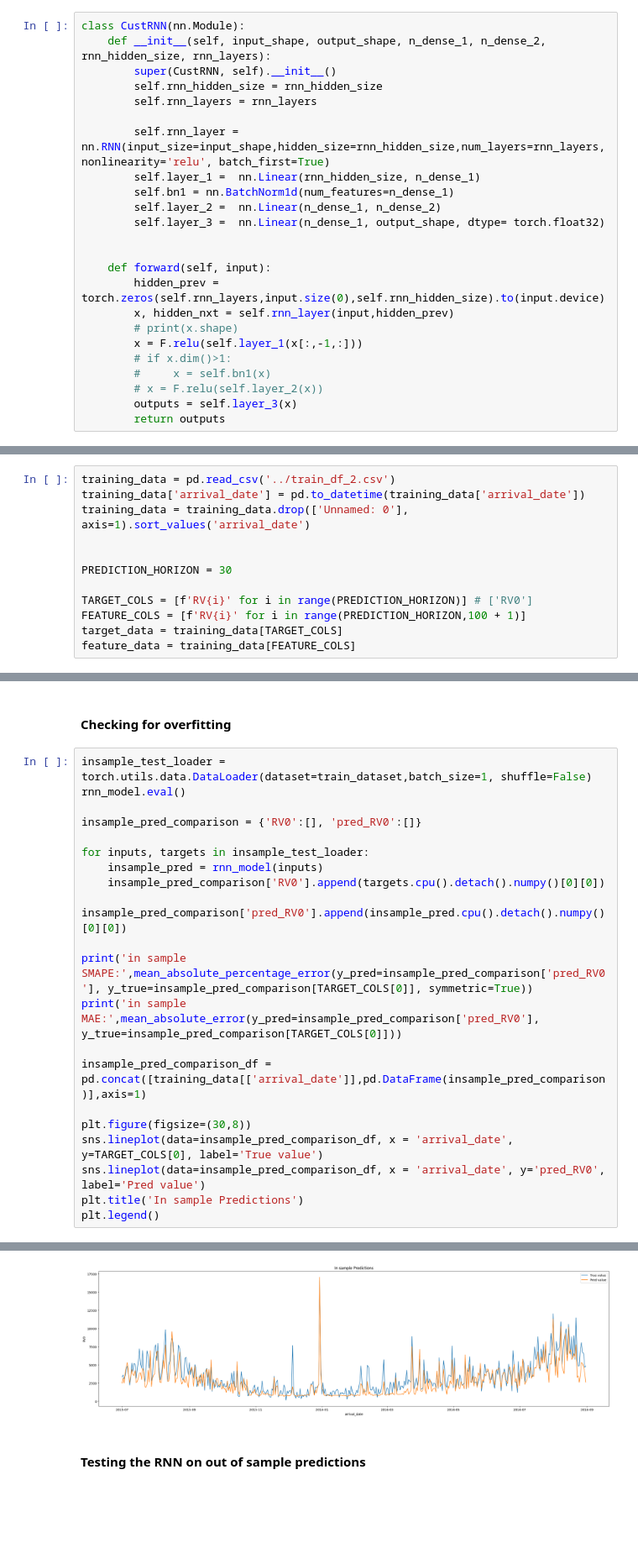
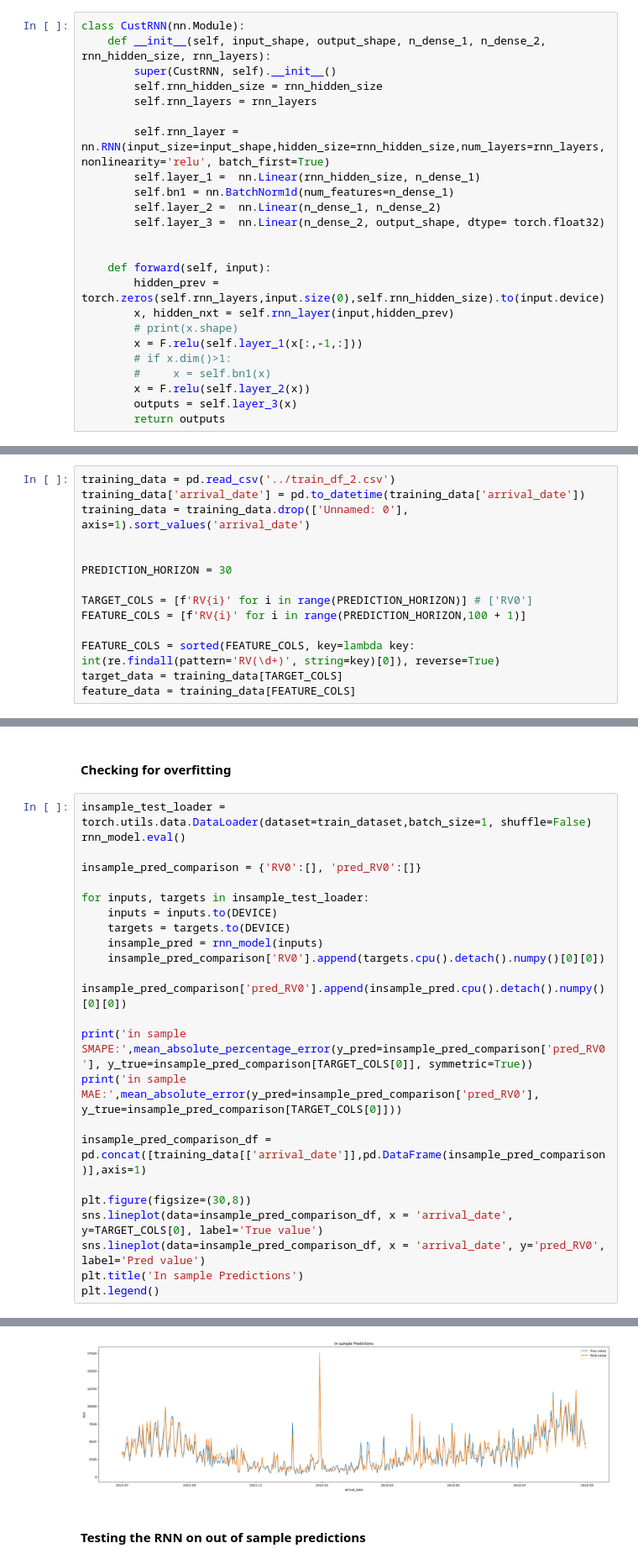
Before and after one commit to SanjayaElvitigala/hands_on_experiments_repo, a Jupyter notebook: time_series_work/RNN/RNN_application_revamped.ipynb, the cells around one changed output, grey strips where cells are left out. Shown at 84% size. Drawn from its saved outputs; the diff is of its cells as text; blank space fills up the shorter version.

Commit message:
fix: sorting the sequence in reverse order to reflect the time order expected by RNN

```diff
--- a/time_series_work/RNN/RNN_application_revamped.ipynb
+++ b/time_series_work/RNN/RNN_application_revamped.ipynb
@@ -25,7 +27,7 @@ class CustRNN(nn.Module):
         self.layer_1 =  nn.Linear(rnn_hidden_size, n_dense_1)
         self.bn1 = nn.BatchNorm1d(num_features=n_dense_1)
         self.layer_2 =  nn.Linear(n_dense_1, n_dense_2)
-        self.layer_3 =  nn.Linear(n_dense_1, output_shape, dtype= torch.float32)
+        self.layer_3 =  nn.Linear(n_dense_2, output_shape, dtype= torch.float32)
 
 
     def forward(self, input):
@@ -35,7 +37,7 @@ class CustRNN(nn.Module):
         x = F.relu(self.layer_1(x[:,-1,:]))
         # if x.dim()>1:
         #     x = self.bn1(x)
-        # x = F.relu(self.layer_2(x))
+        x = F.relu(self.layer_2(x))
         outputs = self.layer_3(x)
         return outputs
 # %%
@@ -54,6 +56,8 @@ PREDICTION_HORIZON = 30
 
 TARGET_COLS = [f'RV{i}' for i in range(PREDICTION_HORIZON)] # ['RV0']
 FEATURE_COLS = [f'RV{i}' for i in range(PREDICTION_HORIZON,100 + 1)]
+
+FEATURE_COLS = sorted(FEATURE_COLS, key=lambda key: int(re.findall(pattern='RV(\d+)', string=key)[0]), reverse=True)
 target_data = training_data[TARGET_COLS]
 feature_data = training_data[FEATURE_COLS]
 # %%
@@ -132,6 +136,8 @@ rnn_model.eval()
 insample_pred_comparison = {'RV0':[], 'pred_RV0':[]}
 
 for inputs, targets in insample_test_loader:
+    inputs = inputs.to(DEVICE)
+    targets = targets.to(DEVICE)
     insample_pred = rnn_model(inputs)
     insample_pred_comparison['RV0'].append(targets.cpu().detach().numpy()[0][0])
     insample_pred_comparison['pred_RV0'].append(insample_pred.cpu().detach().numpy()[0][0])
@@ -152,5 +158,5 @@ in sample MAE: 877.2218
 <matplotlib.legend.Legend at 0x...>
-[figure, old version]
+[figure, new version]
 # %% [markdown]
 #### Testing the RNN on out of sample predictions
 # %%
```
Also changed, not shown: parts of 5 cells of this notebook.
